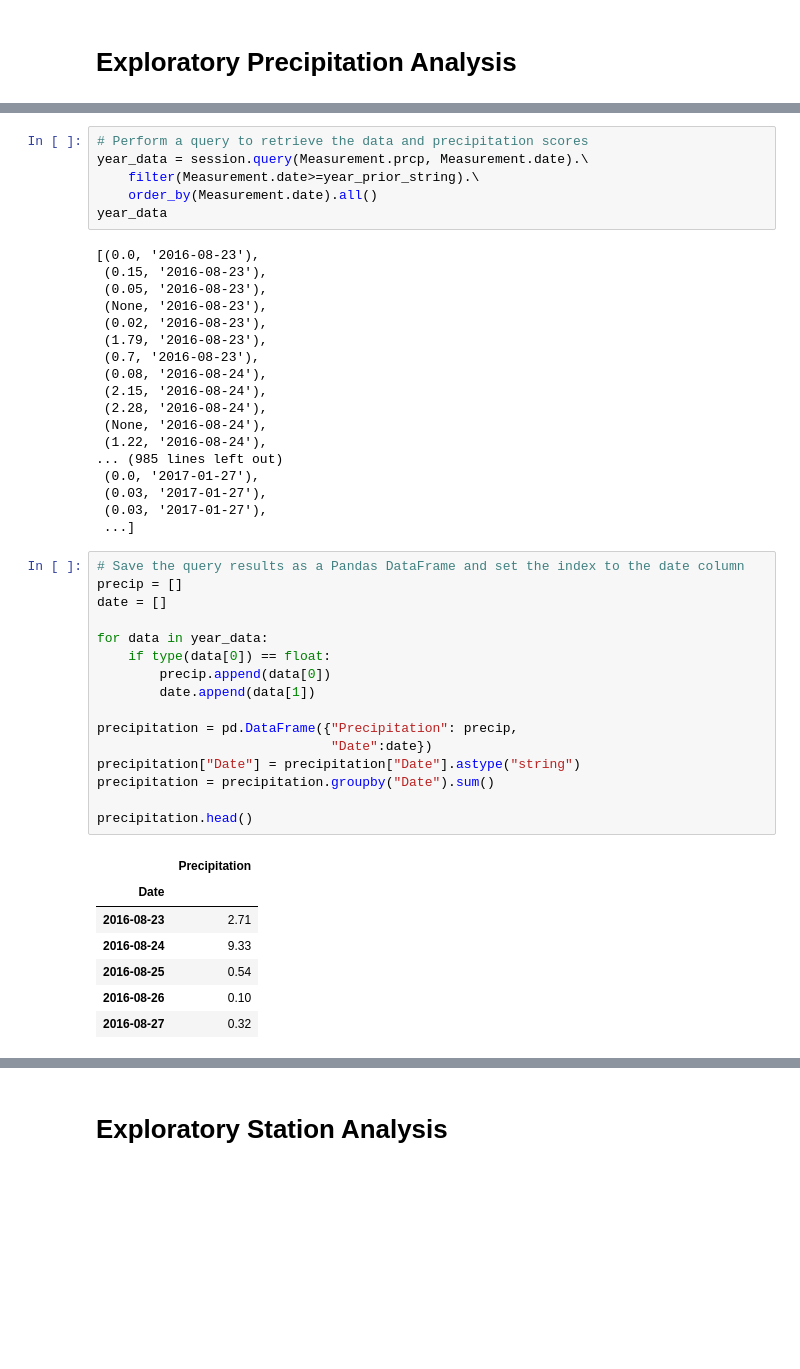
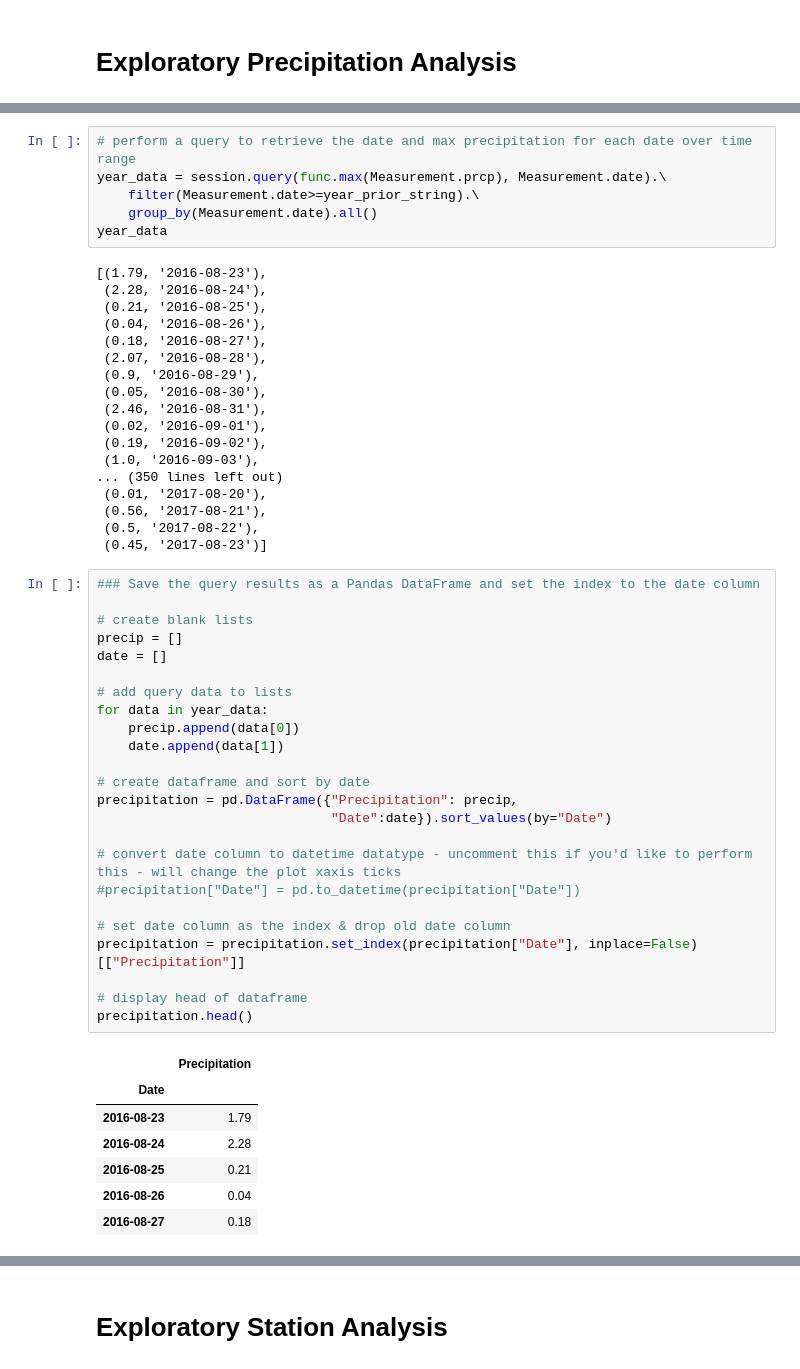
Before and after one commit to khutula/sqlalchemy-challenge, a Jupyter notebook: climate_starter.ipynb, the cells around one changed output, grey strips where cells are left out. Cells and saved outputs as stored; diff of their text form; blank space fills up the shorter version.

```diff
--- a/climate_starter.ipynb
+++ b/climate_starter.ipynb
@@ -105,48 +83,56 @@ precip
 # %%
-# Perform a query to retrieve the data and precipitation scores
-year_data = session.query(Measurement.prcp, Measurement.date).\
+# perform a query to retrieve the date and max precipitation for each date over time range
+year_data = session.query(func.max(Measurement.prcp), Measurement.date).\
     filter(Measurement.date>=year_prior_string).\
-    order_by(Measurement.date).all()
+    group_by(Measurement.date).all()
 year_data
 # %% [output]
-[(0.0, '2016-08-23'),
- (0.15, '2016-08-23'),
- (0.05, '2016-08-23'),
- (None, '2016-08-23'),
- (0.02, '2016-08-23'),
- (1.79, '2016-08-23'),
- (0.7, '2016-08-23'),
- (0.08, '2016-08-24'),
- (2.15, '2016-08-24'),
+[(1.79, '2016-08-23'),
  (2.28, '2016-08-24'),
- (None, '2016-08-24'),
- (1.22, '2016-08-24'),
-... (985 lines left out)
- (0.0, '2017-01-27'),
- (0.03, '2017-01-27'),
- (0.03, '2017-01-27'),
- ...]
+ (0.21, '2016-08-25'),
+ (0.04, '2016-08-26'),
+ (0.18, '2016-08-27'),
+ (2.07, '2016-08-28'),
+ (0.9, '2016-08-29'),
+ (0.05, '2016-08-30'),
+ (2.46, '2016-08-31'),
+ (0.02, '2016-09-01'),
+ (0.19, '2016-09-02'),
+ (1.0, '2016-09-03'),
+... (350 lines left out)
+ (0.01, '2017-08-20'),
+ (0.56, '2017-08-21'),
+ (0.5, '2017-08-22'),
+ (0.45, '2017-08-23')]
 # %%
-# Save the query results as a Pandas DataFrame and set the index to the date column
+### Save the query results as a Pandas DataFrame and set the index to the date column
+
+# create blank lists
 precip = []
 date = []
 
+# add query data to lists
 for data in year_data:
-    if type(data[0]) == float:
-        precip.append(data[0])
-        date.append(data[1])
+    precip.append(data[0])
+    date.append(data[1])
 
+# create dataframe and sort by date
 precipitation = pd.DataFrame({"Precipitation": precip,
-                              "Date":date})
-precipitation["Date"] = precipitation["Date"].astype("string")
-precipitation = precipitation.groupby("Date").sum()
+                              "Date":date}).sort_values(by="Date")
 
+# convert date column to datetime datatype - uncomment this if you'd like to perform this - will change the plot xaxis ticks
+#precipitation["Date"] = pd.to_datetime(precipitation["Date"])
+
+# set date column as the index & drop old date column
+precipitation = precipitation.set_index(precipitation["Date"], inplace=False)[["Precipitation"]]
+
+# display head of dataframe
 precipitation.head()
 # %% [output]
 |  | Precipitation |
 | Date |  |
-| 2016-08-23 | 2.71 |
-| 2016-08-24 | 9.33 |
-| 2016-08-25 | 0.54 |
-| 2016-08-26 | 0.10 |
-| 2016-08-27 | 0.32 |
+| 2016-08-23 | 1.79 |
+| 2016-08-24 | 2.28 |
+| 2016-08-25 | 0.21 |
+| 2016-08-26 | 0.04 |
+| 2016-08-27 | 0.18 |
```
Also changed, not shown: parts of 18 cells of this notebook.
